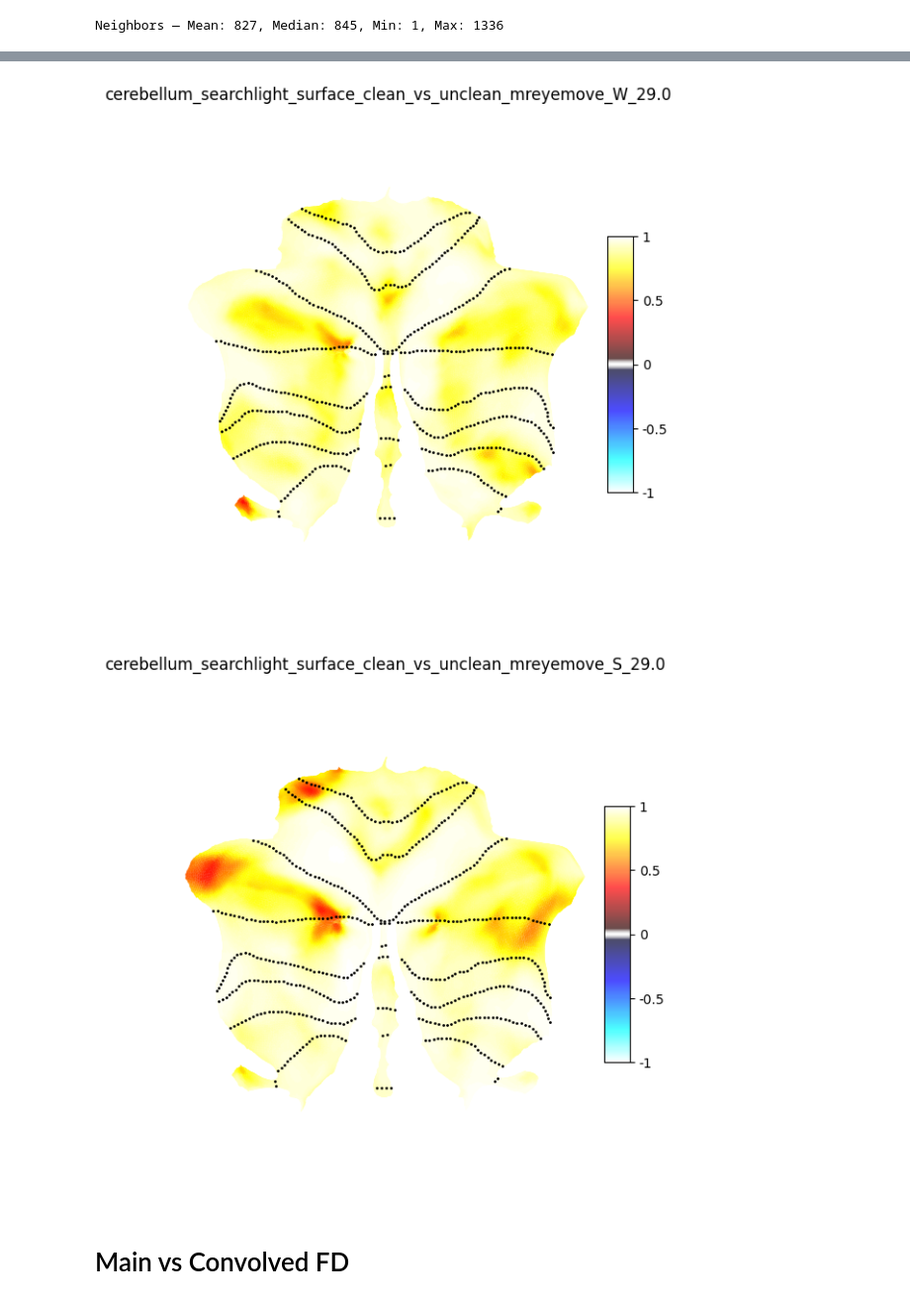
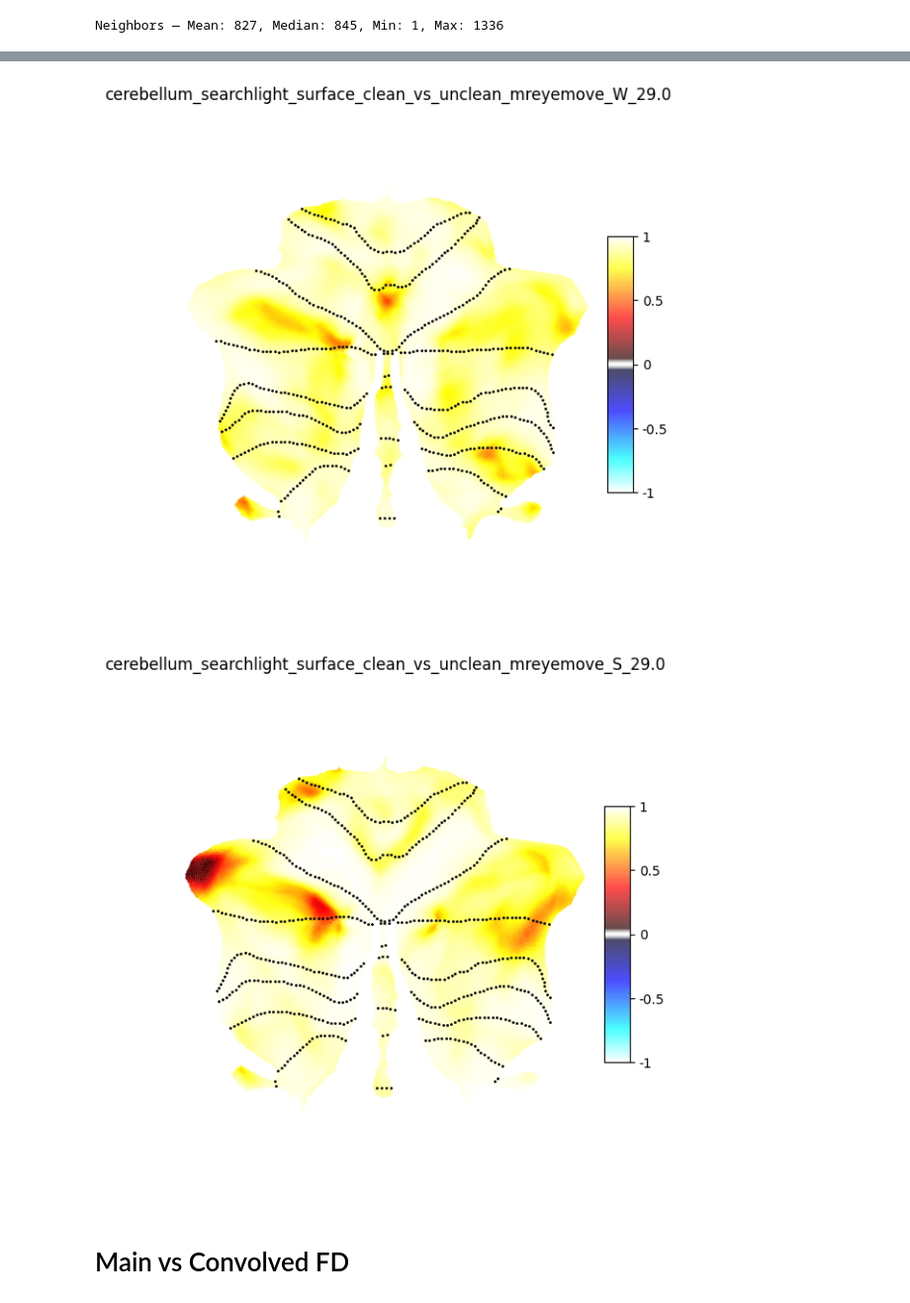
Before and after one commit to BCN-lab/sleepMReye, a Jupyter notebook: sleepmreye/notebooks/5_head_motion_controls.ipynb, the cells around one changed output, grey strips where cells are left out. Shown at 99% size. Drawn from its saved outputs; the diff is of its cells as text; code cells hidden in the pictures.

```diff
--- a/sleepmreye/notebooks/5_head_motion_controls.ipynb
+++ b/sleepmreye/notebooks/5_head_motion_controls.ipynb
@@ -65,7 +65,7 @@ import matplotlib.pyplot as plt
 
 records = []
 
-for subject, run, run_df in mrio_raw.iter_run_events():
+for subject, run, run_df in mrio_unclean.iter_run_events():
     eye_signal = run_df["mreyemove"]
 
     # It's called conv just because this is the regressor name
@@ -399,21 +395,21 @@ from SUITPy import flatmap
 from mreyemove.analysis.searchlight_correlation import surface_searchlight_correlation
 
 config_main_cer = GLMConfig.from_yaml(CONFIG_DIR / "original_sleep_cer.yml")
-desc_add_main_cer = construct_desc(dataset=mrio_unclean, config=config_main_cer)
+desc_add_main_cer = construct_desc(dataset=mrio_clean, config=config_main_cer)
 desc_add_main_cer = f"{desc_add_main_cer}-{config_main_cer.second_level.method}"
-desc_add_main_cer = "clean-original-sleep-incl-nrem3-cer-cov-flame"
+print(desc_add_main_cer)
 
-config_unclean = GLMConfig.from_yaml(CONFIG_DIR / "original_sleep_cer.yml")
-desc_add_unclean = construct_desc(dataset=mrio_unclean, config=config_unclean)
-desc_add_unclean = f"{desc_add_unclean}-{config_unclean.second_level.method}"
-desc_add_unclean = "raw-original-sleep-cer-cov-flame"
+config_unclean_cer = GLMConfig.from_yaml(CONFIG_DIR / "original_sleep_cer.yml")
+desc_add_unclean_cer = construct_desc(dataset=mrio_unclean, config=config_unclean_cer)
+desc_add_unclean_cer = f"{desc_add_unclean_cer}-{config_unclean_cer.second_level.method}"
+print(desc_add_unclean_cer)
 
 for contrast in comparisons:
     print(f"\n=== {contrast} clean vs unclean ===")
     title = f"cerebellum_searchlight_surface_clean_vs_unclean_{contrast}_{radius_mm}"
 
     vol_a,_ = mrio_clean.load_FLAME_result(contrast=contrast, desc_add=desc_add_main_cer)
-    vol_b,_ = mrio_unclean.load_FLAME_result(contrast=contrast, desc_add=desc_add_unclean)
+    vol_b,_ = mrio_unclean.load_FLAME_result(contrast=contrast, desc_add=desc_add_unclean_cer)
 
     surf_a = flatmap.vol_to_surf(vol_a.t_stat, space='FSL')
     surf_b = flatmap.vol_to_surf(vol_b.t_stat, space='FSL')
@@ -459,5 +455,5 @@ Median r: 0.9313117861747742
-[figure, old version]
+[figure, new version]
-[figure, old version]
+[figure, new version]
 # %% [markdown]
 # Main vs Convolved FD
 # %%
```
Also changed, not shown: parts of 10 cells of this notebook, 5 other files.
